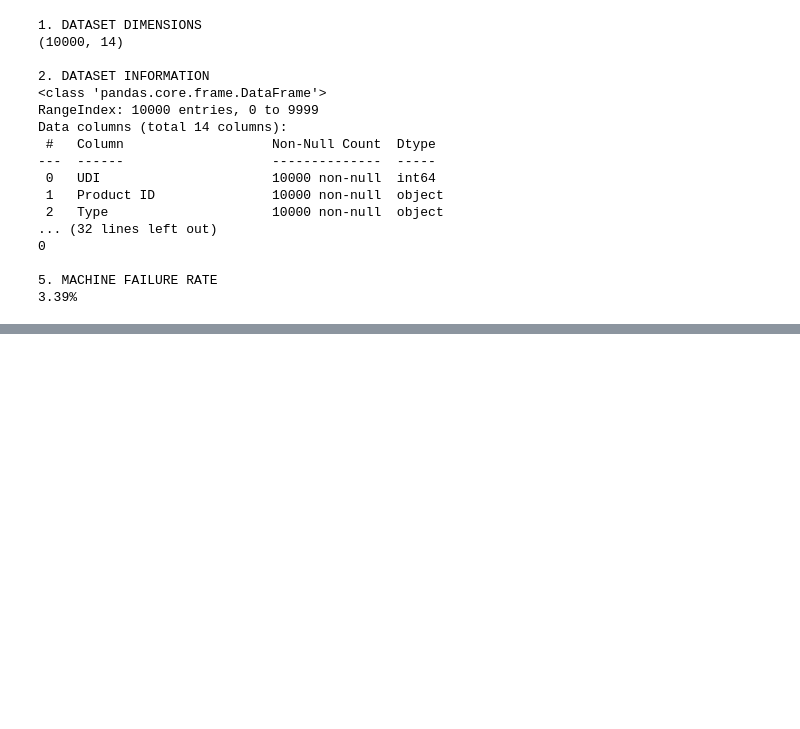
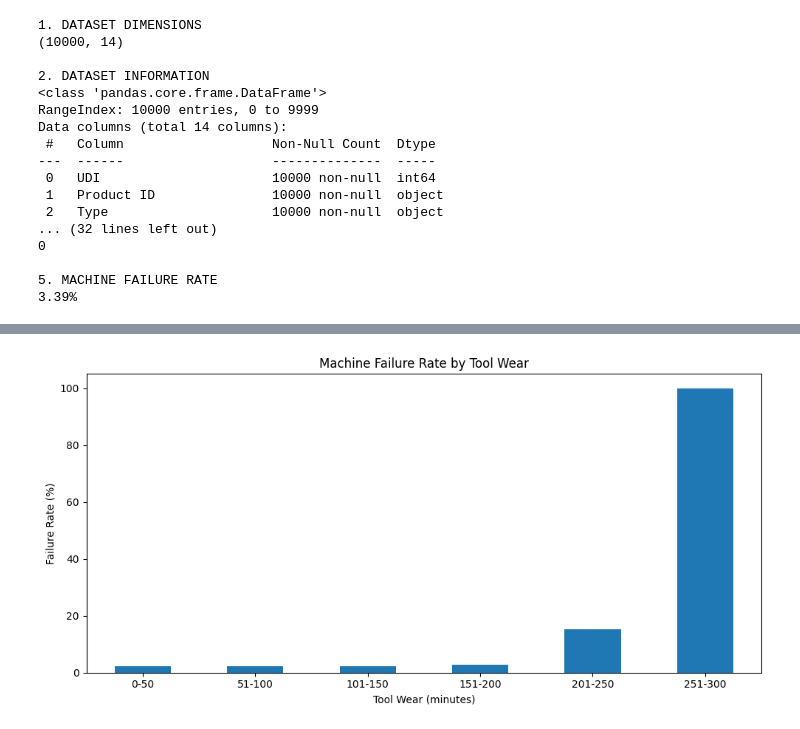
Before and after one commit to maranalyzes/manufacturing-performance-analytics, a Jupyter notebook: notebooks/01_exploratory_data_analysis.ipynb, the cells around one changed output, grey strips where cells are left out. Saved outputs shown, nothing was run; the diff lists cells and outputs as text; code cells hidden in the pictures; blank space fills up the shorter version.

```diff
--- a/notebooks/01_exploratory_data_analysis.ipynb
+++ b/notebooks/01_exploratory_data_analysis.ipynb
@@ -185,0 +384,20 @@ Data columns (total 14 columns):
+# %%
+
+# 7. Visualize failure rate by tool wear
+
+wear_analysis.plot(
+    x="Wear Group (minutes)",
+    y="Failure Rate",
+    kind="bar",
+    legend=False,
+    title="Machine Failure Rate by Tool Wear",
+    xlabel="Tool Wear (minutes)",
+    ylabel="Failure Rate (%)",
+    figsize=(10, 5)
+)
+
+plt.xticks(rotation=0)
+plt.tight_layout()
+plt.show()
+# %% [output]
+[figure, added]
```
Also changed, not shown: parts of 14 cells of this notebook.
